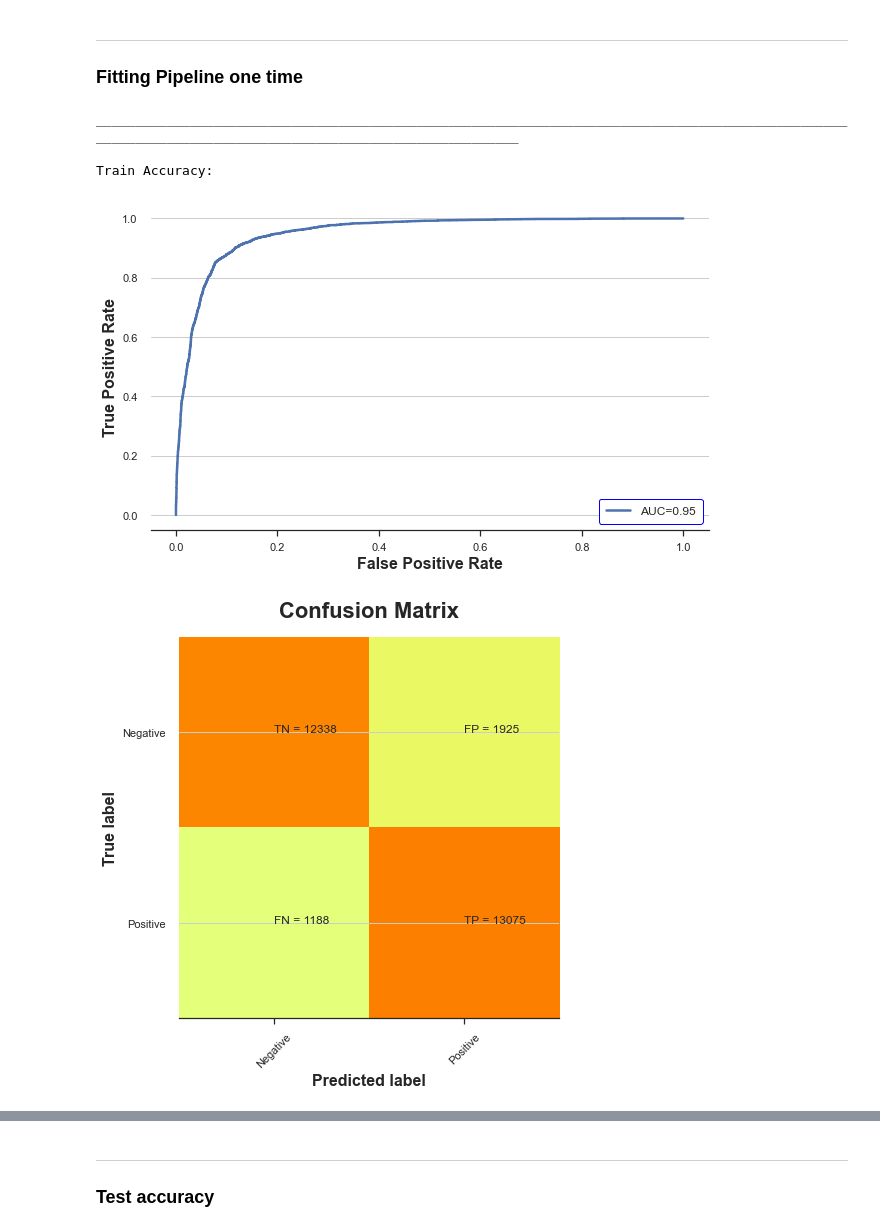
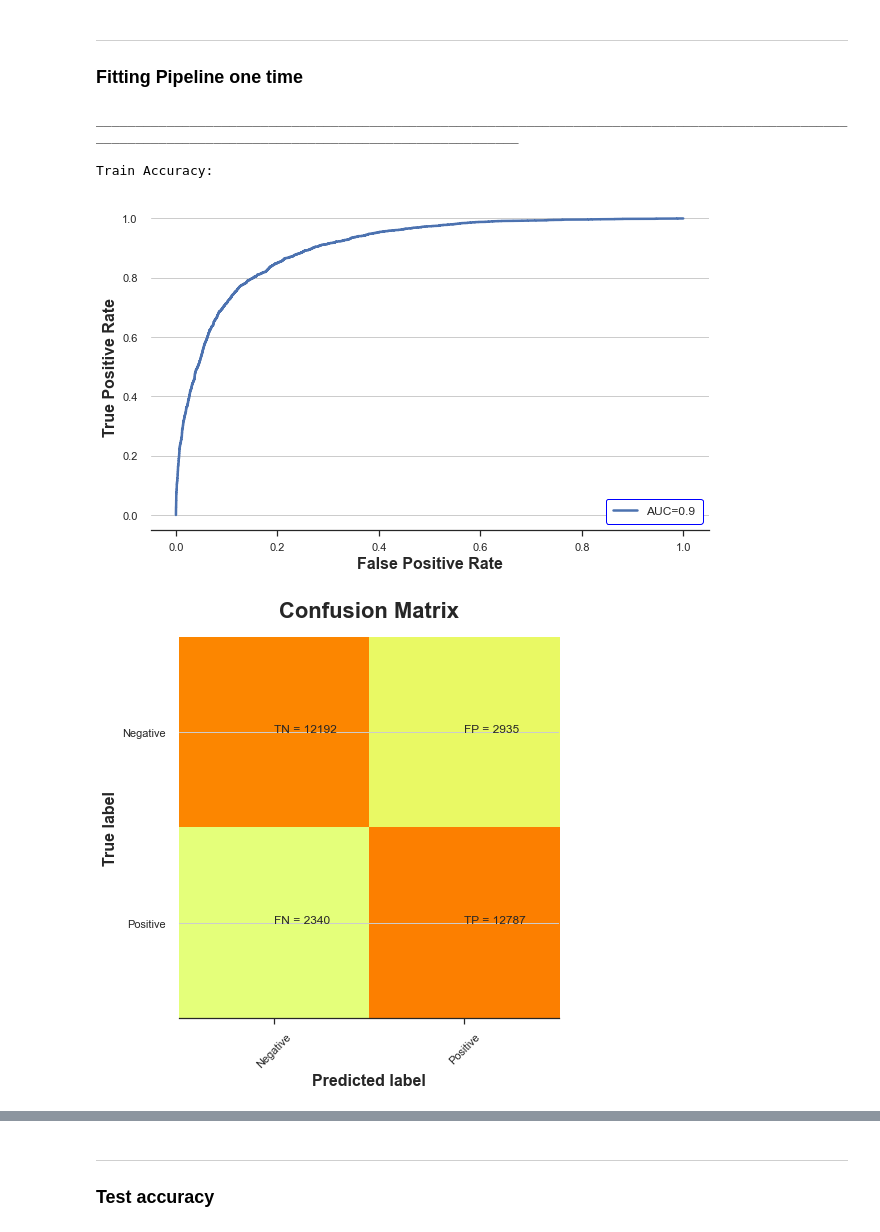
Before and after one commit to amirhkr/AKI_MIMIC4, a Jupyter notebook: ML_models_notebooks/SB_preadmisssion/preadmission_75_mean_180_7_days/XGB_preadmisssion_75_SB_6hr_fix.ipynb, the cells around one changed output, grey strips where cells are left out. Saved outputs shown, nothing was run; the diff lists cells and outputs as text; code cells hidden in the pictures.

```diff
--- a/ML_models_notebooks/SB_preadmisssion/preadmission_75_mean_180_7_days/XGB_preadmisssion_75_SB_6hr_fix.ipynb
+++ b/ML_models_notebooks/SB_preadmisssion/preadmission_75_mean_180_7_days/XGB_preadmisssion_75_SB_6hr_fix.ipynb
@@ -427,0 +449,35 @@ data.drop('hadm_id', inplace=True, axis=1)
+# %%
+data.rename(columns={
+'egfr_epi_scr_max':'eGFR',
+'pt_max':'Prothrombin time',
+'invasive_vent':'invasive ventilation',
+'congestive_heart_failure':'congestive heart failure',
+'diabetes_type2':'diabetes Type2',
+'resp_rate_max':'respiratory rate max',
+'sbp_max':'systolic blood pressure max',
+'heart_rate_max':'heart rate max',
+'dbp_max':'diastolic blood pressure max',
+'spo2_min':'oxygen saturation min',
+'spo2_max':'oxygen saturation max',
+'bicarbonate_max':'bicarbonate max',
+'bicarbonate_min':'bicarbonate min',
+'ckd':'chronic kidney disease',
+'wbc_max':'white blood count max',
+'wbc_min':'white blood count min',
+'bun_min':'blood urine nitrogen min',
+'creatinine_min':'creatinine min',
+'creatinine_max':'creatinine max',
+'hematocrit_min':'hematocrit min',
+'sodium_max':'sodium max',
+'chloride_max':'chloride max',
+'hemoglobin_min':'hemoglobin min',
+'aniongap_max':'aniongap max',
+'supplemental_oxygen':'supplemental Oxygen',
+'calcium_max':'calcium max',
+'urineoutput_24hr':'urine output',
+'myocardial_infarct':'myocardial infarction',
+'aniongap_min':'aniongap min',
+'calcium_min':'calcium min',
+'potassium_max':'potassium_max',
+'platelets_min':'platelets min'
+}, inplace=True)
@@ -471,5 +568,5 @@ data[data['ckd']==1].shape
 # %%
-data = data[data['ckd']==0]
+# data = data[data['ckd']==0]
 # %%
 data[data['kidney_transplant']==1].shape
 # %% [output]
@@ -509,8 +606,9 @@ drop_X   = [
 'day_detection_mkdigo_grade_3',
 'min_day_rrt_active',
 'min_day_rrt_present',
-'ckd',
-'chronic_kidney_disease'
+'kidney_transplant'
+# 'ckd'
+# 'chronic_kidney_disease'
 ]
 # CRP and vomit_nausea as they had mostly empty
 
@@ -853,39 +978,39 @@ __________
 # best_params = {'model__num_leaves': 20, 'model__min_child_samples': 100, 'model__min_child_weight': 0.01, 'model__subsample': 0.8, 'model__reg_alpha': 0, 'model__reg_lambda': 0.1}
 # best_params = {'model__n_estimators': 400,'model__num_leaves': 20, 'model__min_child_samples': 300, 'model__min_child_weight': 0.01, 'model__subsample': 0.2, 'model__reg_alpha': 1, 'model__reg_lambda': 50}
 # best_params = {'model__min_child_samples': 300, 'model__min_child_weight': 1, 'model__n_estimators': 400, 'model__num_leaves': 20, 'model__reg_alpha': 1.0, 'model__reg_lambda': 50, 'model__subsample': 0.2}
-best_params = {'model__n_estimators': 200,'model__num_leaves': 30, 'model__min_child_samples': 20, 'model__min_child_weight': 1, 'model__subsample': 0.2, 'model__reg_alpha': 50, 'model__reg_lambda': 0}
+best_params = {'model__n_estimators': 400,'model__num_leaves': 25, 'model__min_child_samples': 20, 'model__min_child_weight': 1, 'model__subsample': 0.2, 'model__reg_alpha': 50, 'model__reg_lambda': 0}
 # Or get parameters from search above
 best_params2 = best_params
 
 sample_ratio = 1
 n_samples = int(len(X_train)*sample_ratio)
 X, y = resample(X_train.values, y_train.outcome.values, n_samples=n_samples, stratify=y_train.values, random_state=10)
 pipeline_final = copy.deepcopy(pipe)
 pipeline_final.set_params(**best_params2)
 pipeline_final.fit(X, y.ravel());
 
 
 print("")
 print("")
 print("_"*150)
 print("")
 print("Train Accuracy:")
 print("")
 
 y_pred = pipeline_final.predict(X)
 y_pred_proba = pipeline_final.predict_proba(X)
 
 confusion_matrix_plot(y, y_pred, y_pred_proba)
 
 
 
 
 # dump(pipeline_final, open('pipe_rf.pkl', 'wb'))
 # %% [output]
 ______________________________________________________________________________________________________________________________________________________
 
 Train Accuracy:
-[figure, old version]
+[figure, new version]
 [figure]
 Classification report
 
```
Also changed, not shown: parts of 67 cells of this notebook.
